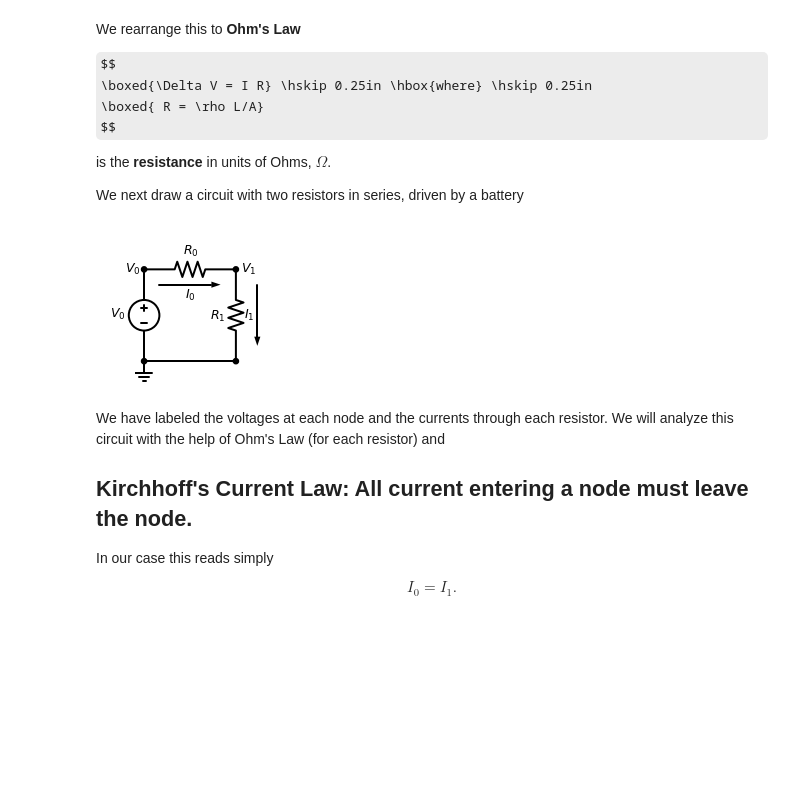
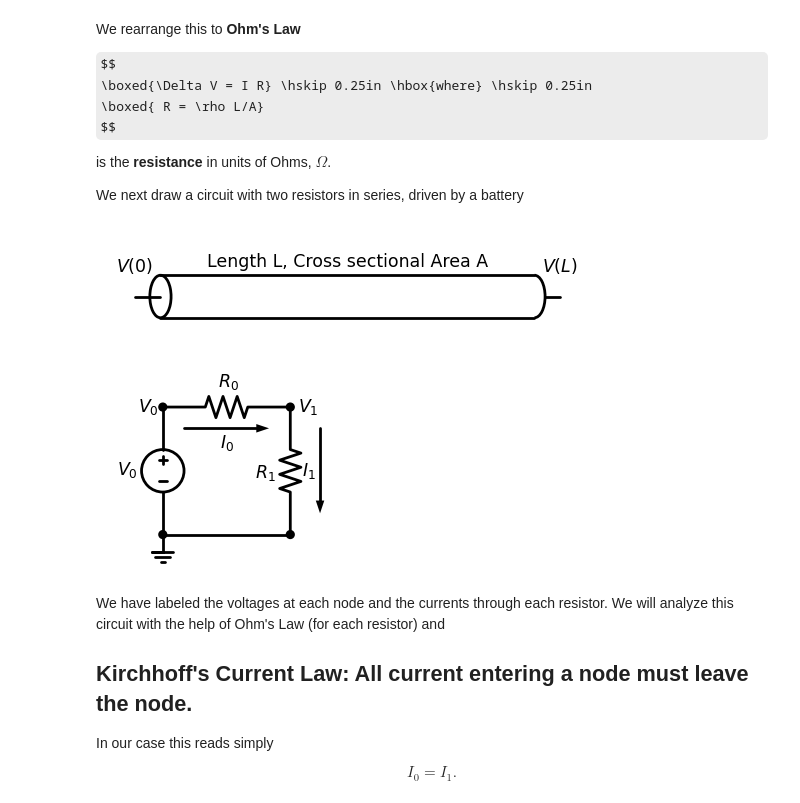
Before and after one commit to steve-cox-LA/Physics-III-for-Engineers24, a Jupyter notebook: 4. Ohms Law.ipynb, the cells around one changed output. Cells and saved outputs as stored; diff of their text form; code cells hidden in the pictures; some formulas as TeX source; blank space fills up the shorter version.

```diff
--- a/4. Ohms Law.ipynb
+++ b/4. Ohms Law.ipynb
@@ -56,27 +38,39 @@ $$
 is the **resistance** in units of Ohms, $\Omega$.
 
 We next draw a circuit with two resistors in series, driven by a battery
+# %%
+# draw a resistor
+
+import schemdraw
+import schemdraw.elements as elm
+
+d = schemdraw.Drawing()
+d += elm.cables.Coax(length = 10, radius = 0.5, label="Length L, Cross sectional Area A").label('$V(0)$',ofst=(-5,0)).label('$V(L)$',ofst=(5,0))
+d.draw()
+#d.save('my_circuit.svg')
+# %% [output]
+[figure, added]
 # %%
 # resistors in series
 
 import schemdraw
 import schemdraw.elements as elm
 
 with schemdraw.Drawing() as d:
 
     d += (V0 := elm.SourceV().label('$V_0$').dot())
 
     d += (R0 := elm.Resistor().right().label('$R_0$').dot().label('$V_0$', 'left').label('$V_1$', 'right'))
     d += elm.CurrentLabel(top=False, ofst=.5).at(R0).label('$I_0$')
 
     d += (R1 := elm.Resistor().down().label('$R_1$').dot())
     d += elm.CurrentLabel(top=True, ofst=.7).at(R1).label('$I_1$').down()
 
-    d += elm.Line().tox(V0.start).dot
+    d += elm.Line().tox(V0.start).dot()
 
     d += elm.Ground()
 # %% [output]
-[figure, old version]
+[figure, new version]
 # %% [markdown]
 We have labeled the voltages at each node and the currents through each resistor. We will analyze this circuit with the help of Ohm's Law (for each resistor) and
 
```
Also changed, not shown: parts of 3 cells of this notebook, 3 other files.
